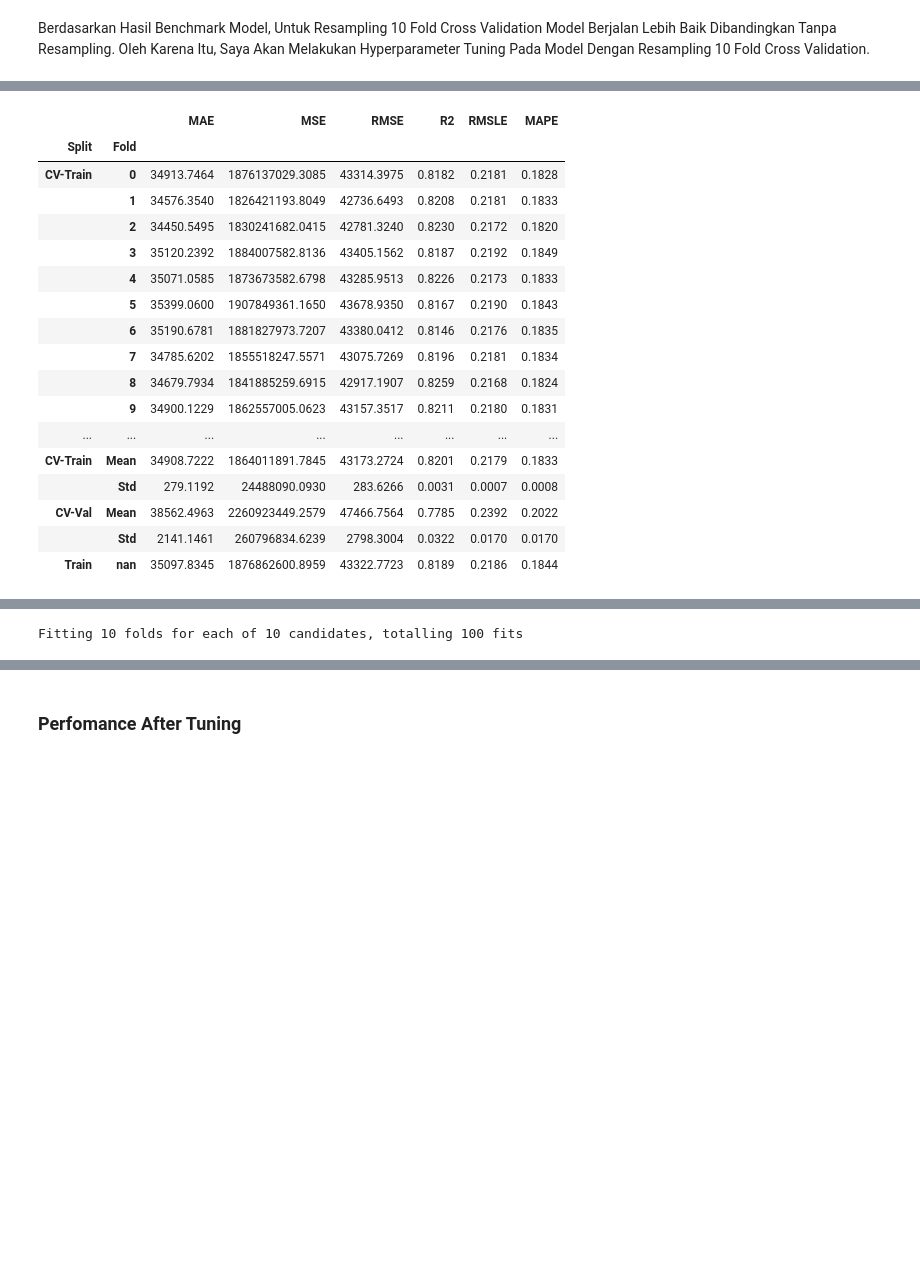
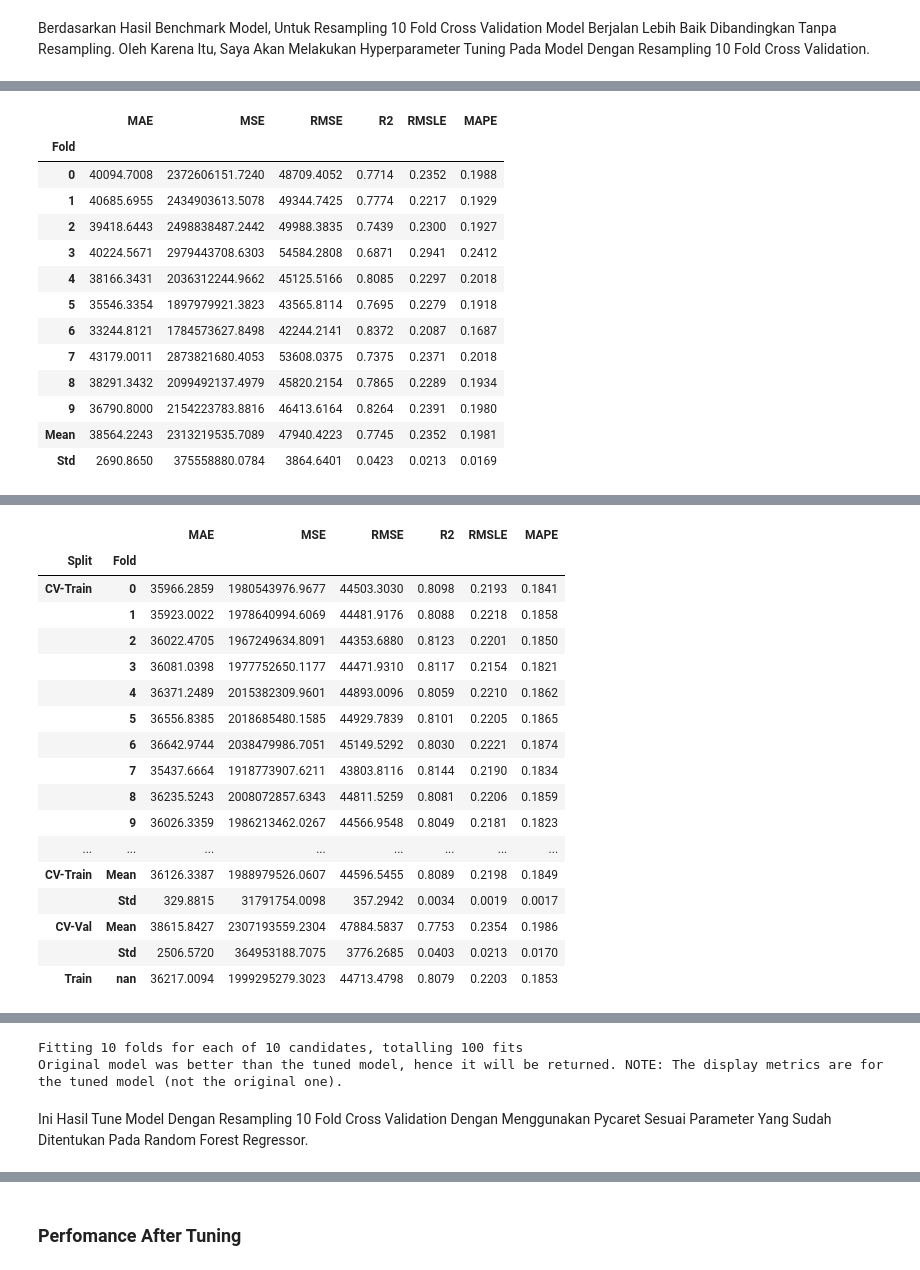
Before and after one commit to davidinations/ApartmentPricePredictions, a Jupyter notebook: Notebook/Modeling.ipynb, the cells around one changed output, grey strips where cells are left out. Drawn from its saved outputs; the diff is of its cells as text; code cells hidden in the pictures; blank space fills up the shorter version.

```diff
--- a/Notebook/Modeling.ipynb
+++ b/Notebook/Modeling.ipynb
@@ -522,40 +451,36 @@ Fitting 10 folds for each of 10 candidates, totalling 100 fits
 # %%
 hyperparam_rf = {
     'n_estimators': linspace(50, 300, 10, dtype=int),
     'max_depth': linspace(1, 32, 32, dtype=int),
     'min_samples_split': linspace(2, 10, 9, dtype=int),
     'min_samples_leaf': linspace(1, 10, 10, dtype=int),
     'max_features': ['auto', 'sqrt', 'log2', None]
 }
 
 tuned_rf = tune_model(
-                        estimator=rf_sampling,
+                        estimator=create_model('rf'),
                         custom_grid=hyperparam_rf,
                         optimize='mape',
                         search_library='scikit-learn',
                         search_algorithm='random',
                         choose_better=True,
                         return_train_score=True,
                         verbose=True,
         )
 # %% [output]
 [interactive output not drawn]
-|  |  | MAE | MSE | RMSE | R2 | RMSLE | MAPE |
-| Split | Fold |  |  |  |  |  |  |
-| CV-Train | 0 | 34913.7464 | 1876137029.3085 | 43314.3975 | 0.8182 | 0.2181 | 0.1828 |
-|  | 1 | 34576.3540 | 1826421193.8049 | 42736.6493 | 0.8208 | 0.2181 | 0.1833 |
-|  | 2 | 34450.5495 | 1830241682.0415 | 42781.3240 | 0.8230 | 0.2172 | 0.1820 |
-|  | 3 | 35120.2392 | 1884007582.8136 | 43405.1562 | 0.8187 | 0.2192 | 0.1849 |
-|  | 4 | 35071.0585 | 1873673582.6798 | 43285.9513 | 0.8226 | 0.2173 | 0.1833 |
-|  | 5 | 35399.0600 | 1907849361.1650 | 43678.9350 | 0.8167 | 0.2190 | 0.1843 |
-|  | 6 | 35190.6781 | 1881827973.7207 | 43380.0412 | 0.8146 | 0.2176 | 0.1835 |
-|  | 7 | 34785.6202 | 1855518247.5571 | 43075.7269 | 0.8196 | 0.2181 | 0.1834 |
-|  | 8 | 34679.7934 | 1841885259.6915 | 42917.1907 | 0.8259 | 0.2168 | 0.1824 |
-|  | 9 | 34900.1229 | 1862557005.0623 | 43157.3517 | 0.8211 | 0.2180 | 0.1831 |
-| ... | ... | ... | ... | ... | ... | ... | ... |
-| CV-Train | Mean | 34908.7222 | 1864011891.7845 | 43173.2724 | 0.8201 | 0.2179 | 0.1833 |
-|  | Std | 279.1192 | 24488090.0930 | 283.6266 | 0.0031 | 0.0007 | 0.0008 |
-| CV-Val | Mean | 38562.4963 | 2260923449.2579 | 47466.7564 | 0.7785 | 0.2392 | 0.2022 |
-|  | Std | 2141.1461 | 260796834.6239 | 2798.3004 | 0.0322 | 0.0170 | 0.0170 |
-| Train | nan | 35097.8345 | 1876862600.8959 | 43322.7723 | 0.8189 | 0.2186 | 0.1844 |
+|  | MAE | MSE | RMSE | R2 | RMSLE | MAPE |
+| Fold |  |  |  |  |  |  |
+| 0 | 40094.7008 | 2372606151.7240 | 48709.4052 | 0.7714 | 0.2352 | 0.1988 |
+| 1 | 40685.6955 | 2434903613.5078 | 49344.7425 | 0.7774 | 0.2217 | 0.1929 |
+| 2 | 39418.6443 | 2498838487.2442 | 49988.3835 | 0.7439 | 0.2300 | 0.1927 |
+| 3 | 40224.5671 | 2979443708.6303 | 54584.2808 | 0.6871 | 0.2941 | 0.2412 |
+| 4 | 38166.3431 | 2036312244.9662 | 45125.5166 | 0.8085 | 0.2297 | 0.2018 |
+| 5 | 35546.3354 | 1897979921.3823 | 43565.8114 | 0.7695 | 0.2279 | 0.1918 |
+| 6 | 33244.8121 | 1784573627.8498 | 42244.2141 | 0.8372 | 0.2087 | 0.1687 |
+| 7 | 43179.0011 | 2873821680.4053 | 53608.0375 | 0.7375 | 0.2371 | 0.2018 |
+| 8 | 38291.3432 | 2099492137.4979 | 45820.2154 | 0.7865 | 0.2289 | 0.1934 |
+| 9 | 36790.8000 | 2154223783.8816 | 46413.6164 | 0.8264 | 0.2391 | 0.1980 |
+| Mean | 38564.2243 | 2313219535.7089 | 47940.4223 | 0.7745 | 0.2352 | 0.1981 |
+| Std | 2690.8650 | 375558880.0784 | 3864.6401 | 0.0423 | 0.0213 | 0.0169 |
 [interactive output not drawn]
@@ -561,0 +488,18 @@ tuned_rf = tune_model(
+|  |  | MAE | MSE | RMSE | R2 | RMSLE | MAPE |
+| Split | Fold |  |  |  |  |  |  |
+| CV-Train | 0 | 35966.2859 | 1980543976.9677 | 44503.3030 | 0.8098 | 0.2193 | 0.1841 |
+|  | 1 | 35923.0022 | 1978640994.6069 | 44481.9176 | 0.8088 | 0.2218 | 0.1858 |
+|  | 2 | 36022.4705 | 1967249634.8091 | 44353.6880 | 0.8123 | 0.2201 | 0.1850 |
+|  | 3 | 36081.0398 | 1977752650.1177 | 44471.9310 | 0.8117 | 0.2154 | 0.1821 |
+|  | 4 | 36371.2489 | 2015382309.9601 | 44893.0096 | 0.8059 | 0.2210 | 0.1862 |
+|  | 5 | 36556.8385 | 2018685480.1585 | 44929.7839 | 0.8101 | 0.2205 | 0.1865 |
+|  | 6 | 36642.9744 | 2038479986.7051 | 45149.5292 | 0.8030 | 0.2221 | 0.1874 |
+|  | 7 | 35437.6664 | 1918773907.6211 | 43803.8116 | 0.8144 | 0.2190 | 0.1834 |
+|  | 8 | 36235.5243 | 2008072857.6343 | 44811.5259 | 0.8081 | 0.2206 | 0.1859 |
+|  | 9 | 36026.3359 | 1986213462.0267 | 44566.9548 | 0.8049 | 0.2181 | 0.1823 |
+| ... | ... | ... | ... | ... | ... | ... | ... |
+| CV-Train | Mean | 36126.3387 | 1988979526.0607 | 44596.5455 | 0.8089 | 0.2198 | 0.1849 |
+|  | Std | 329.8815 | 31791754.0098 | 357.2942 | 0.0034 | 0.0019 | 0.0017 |
+| CV-Val | Mean | 38615.8427 | 2307193559.2304 | 47884.5837 | 0.7753 | 0.2354 | 0.1986 |
+|  | Std | 2506.5720 | 364953188.7075 | 3776.2685 | 0.0403 | 0.0213 | 0.0170 |
+| Train | nan | 36217.0094 | 1999295279.3023 | 44713.4798 | 0.8079 | 0.2203 | 0.1853 |
@@ -562,4 +507,7 @@ tuned_rf = tune_model(
 Fitting 10 folds for each of 10 candidates, totalling 100 fits
+Original model was better than the tuned model, hence it will be returned. NOTE: The display metrics are for the tuned model (not the original one).
+# %% [markdown]
+Ini Hasil Tune Model Dengan Resampling 10 Fold Cross Validation Dengan Menggunakan Pycaret Sesuai Parameter Yang Sudah Ditentukan Pada Random Forest Regressor.
 # %%
 hyperparam_lightgbm = {
     'num_leaves': linspace(10, 200, 20, dtype=int),
```
Also changed, not shown: parts of 84 cells of this notebook, 9 other files.
